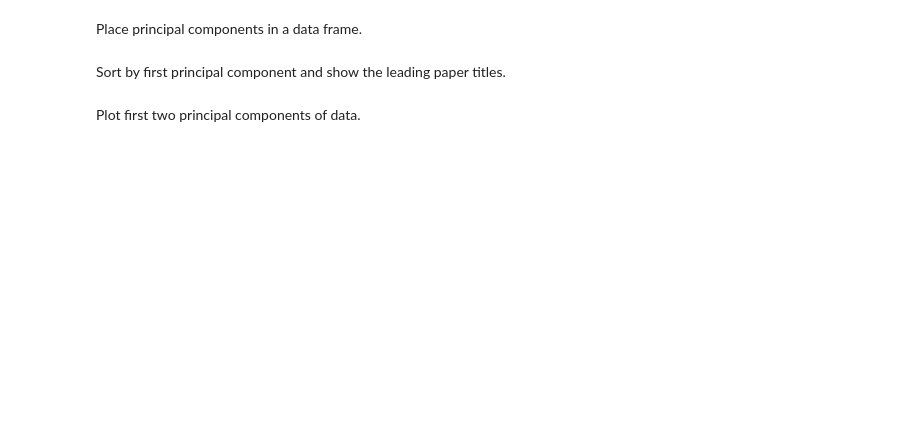
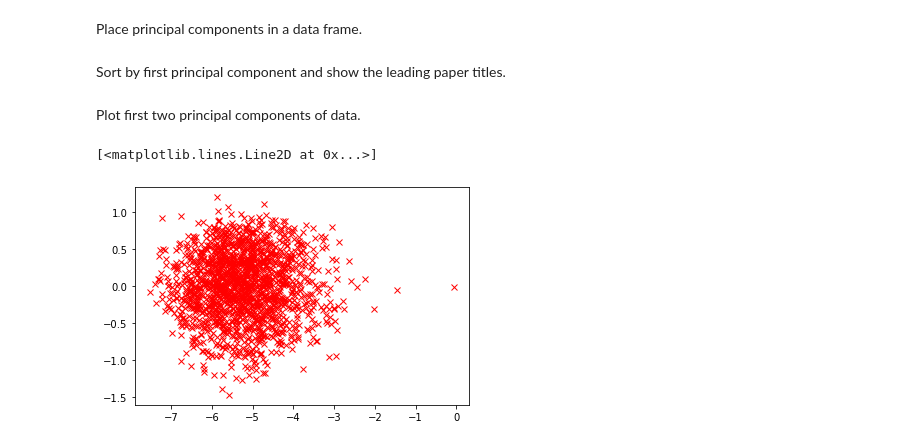
Before and after one commit to sods/neurips2014, a Jupyter notebook: Identify Shotgun Submissions.ipynb, the cells around one changed output. Saved outputs shown, nothing was run; the diff lists cells and outputs as text; code cells hidden in the pictures; blank space fills up the shorter version.

```diff
--- a/Identify Shotgun Submissions.ipynb
+++ b/Identify Shotgun Submissions.ipynb
@@ -129,4 +136,7 @@ cmt.papers['Title'][sind]
 # %% [markdown]
 Plot first two principal components of data.
 # %%
-plt.plot(PCs[:, 0], PCs[:, 1], 'rx')
+_ = plt.plot(PCs.values[:, 0], PCs.values[:, 1], 'rx')
+# %% [output]
+[<matplotlib.lines.Line2D at 0x...>]
+[figure, added]
```
Also changed, not shown: parts of 11 cells of this notebook, 9 other files.
